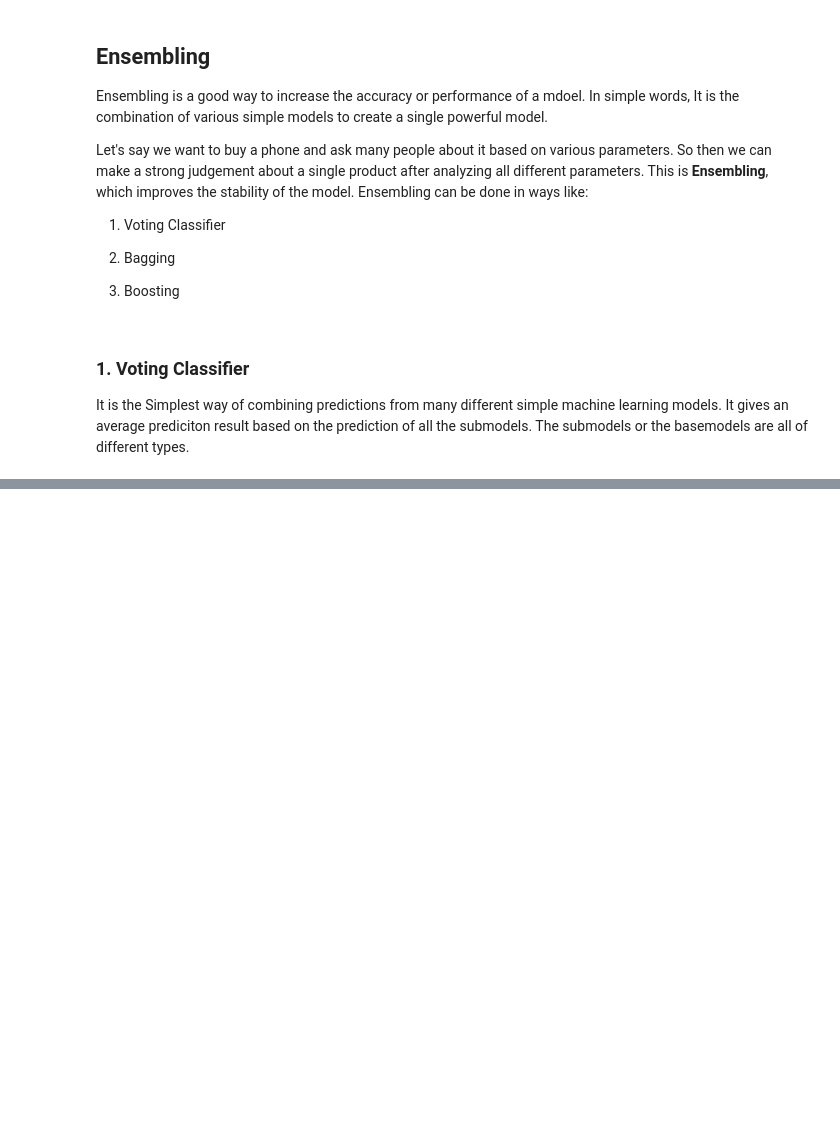
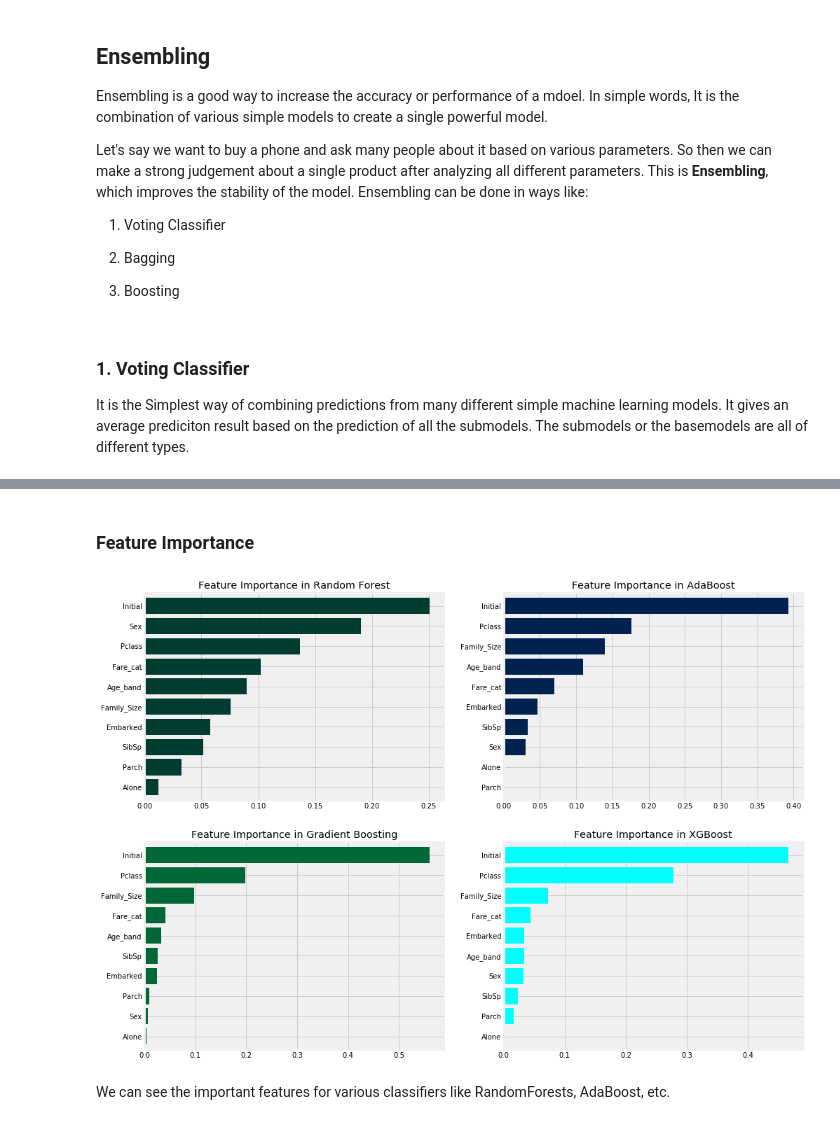
Before and after one commit to haesung-j/Titanic, a Jupyter notebook: 2nd Titianic. EDA To Prediction.ipynb, the cells around one changed output, grey strips where cells are left out. Drawn from its saved outputs; the diff is of its cells as text; code cells hidden in the pictures; blank space fills up the shorter version.

```diff
--- a/2nd Titianic. EDA To Prediction.ipynb
+++ b/2nd Titianic. EDA To Prediction.ipynb
@@ -1093,0 +1117,9 @@ It is the Simplest way of combining predictions from many different simple machi
+# %%
+model = BaggingClassifier(base_estimator=DecisionTreeClassifier(), random_state=0, n_estimators=100)
+model.fit(train_X, train_Y)
+prediction = model.predict(test_X)
+
+print('Accuracy for bagged Decision Tree is {}'.format(metrics.accuracy_score(prediction, test_Y)))
+
+result = cross_val_score(model, X, Y, cv=10, scoring='accuracy')
+print('CV Score for bagged Decision Tree is {}'.format(result.mean()))
@@ -1093,0 +1206,22 @@ It is the Simplest way of combining predictions from many different simple machi
+# %% [markdown]
+### Feature Importance
+# %%
+f, axes = plt.subplots(2,2, figsize=(15,12))
+
+models = [RandomForestClassifier(n_estimators=500, random_state=0),
+         AdaBoostClassifier(n_estimators=300, learning_rate=0.05, random_state=0),
+         GradientBoostingClassifier(n_estimators=500, learning_rate=0.1, random_state=0),
+         xg.XGBClassifier(n_estimators=900, learning_rate=0.1)]
+classifiers = ['Random Forest', 'AdaBoost', 'Gradient Boosting', 'XGBoost']
+colors = ['BrBG_r', 'cividis', 'RdYlGn_r', 'cool']
+
+for i,(model, ax, color) in enumerate(zip(models, axes.ravel(), colors)):
+    model.fit(X,Y)
+    pd.Series(model.feature_importances_, X.columns).sort_values(ascending=True).plot.barh(width=0.8, ax=ax, cmap=color)
+    ax.set_title('Feature Importance in {}'.format(classifiers[i]))
+
+plt.show()
+# %% [output]
+[figure, added]
+# %% [markdown]
+We can see the important features for various classifiers like RandomForests, AdaBoost, etc.
```
Also changed, not shown: parts of 34 cells of this notebook.
